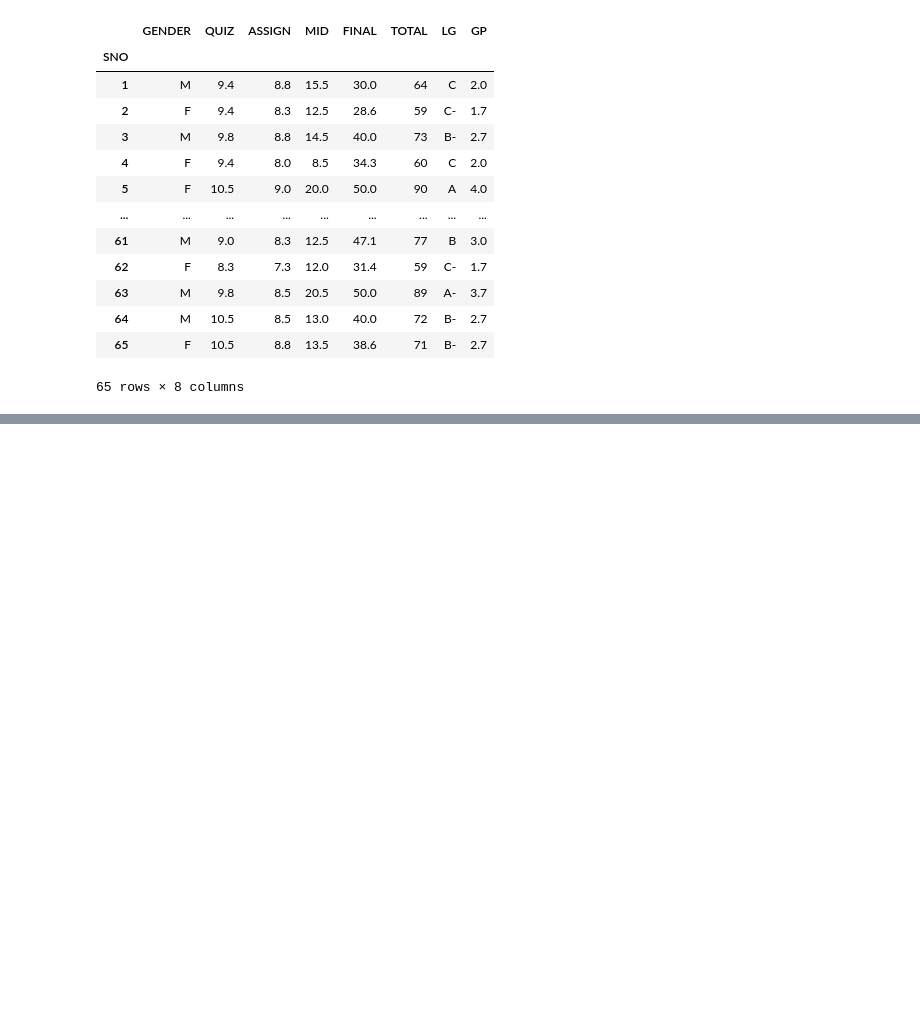
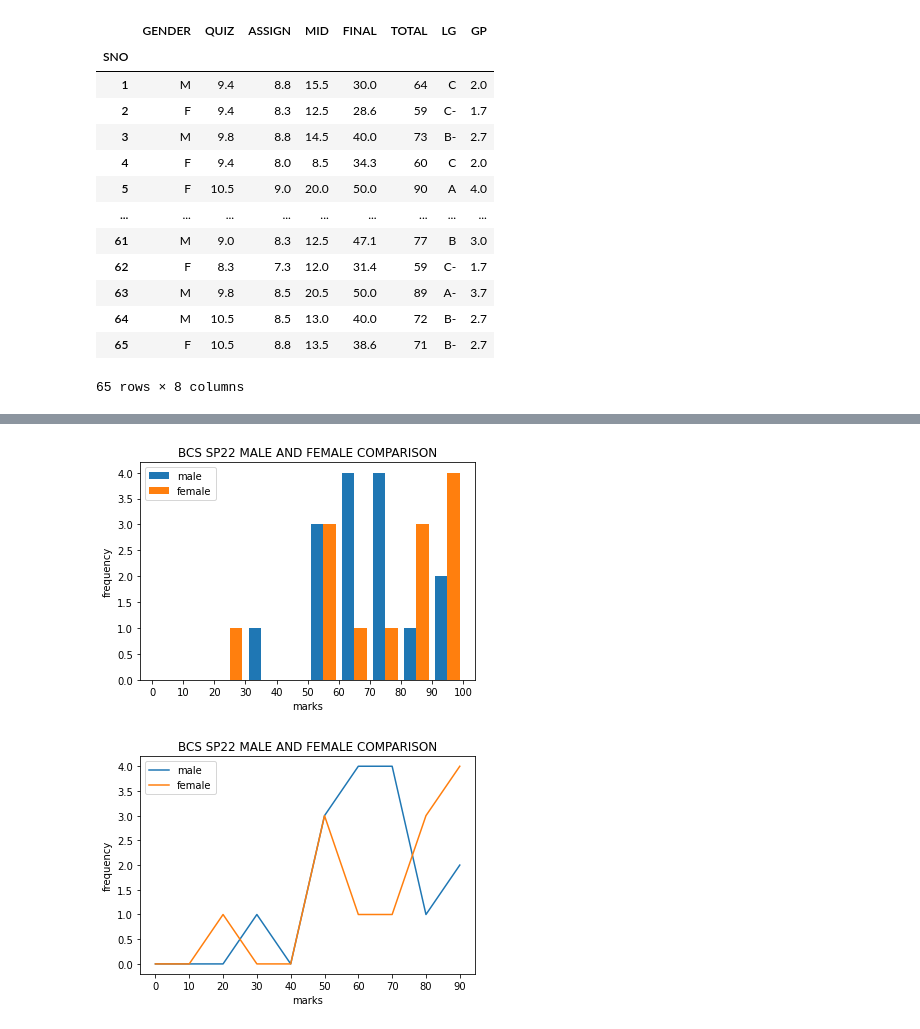
Before and after one commit to muneebahmedayub/sprob-assignment, a Jupyter notebook: assignment_2.ipynb, the cells around one changed output, grey strips where cells are left out. Drawn from its saved outputs; the diff is of its cells as text; code cells hidden in the pictures; blank space fills up the shorter version.

Commit message:
added male and female comparison for all classes

```diff
--- a/assignment_2.ipynb
+++ b/assignment_2.ipynb
@@ -73,0 +77,22 @@ plt.show()
+# %%
+bcs_sp22_male = bcs_sp22[bcs_sp22["GENDER"] == "M"]
+bcs_sp22_female = bcs_sp22[bcs_sp22["GENDER"] == "F"]
+counts, bins, bars = plt.hist([bcs_sp22_male["TOTAL"].values, bcs_sp22_female["TOTAL"].values], bins=bins, label=['male', 'female'])
+plt.legend(loc="upper left")
+plt.xlabel('marks')
+plt.ylabel('frequency')
+plt.title('BCS SP22 MALE AND FEMALE COMPARISON')
+plt.xticks(bins)
+plt.show()
+
+plt.plot(bins[:-1], counts[0], label="male")
+plt.plot(bins[:-1], counts[1], label='female')
+plt.legend(loc="upper left")
+plt.xlabel('marks')
+plt.ylabel('frequency')
+plt.title('BCS SP22 MALE AND FEMALE COMPARISON')
+plt.xticks(bins[:-1])
+plt.show()
+# %% [output]
+[figure, added]
+[figure, added]
```
Also changed, not shown: parts of 4 cells of this notebook.
